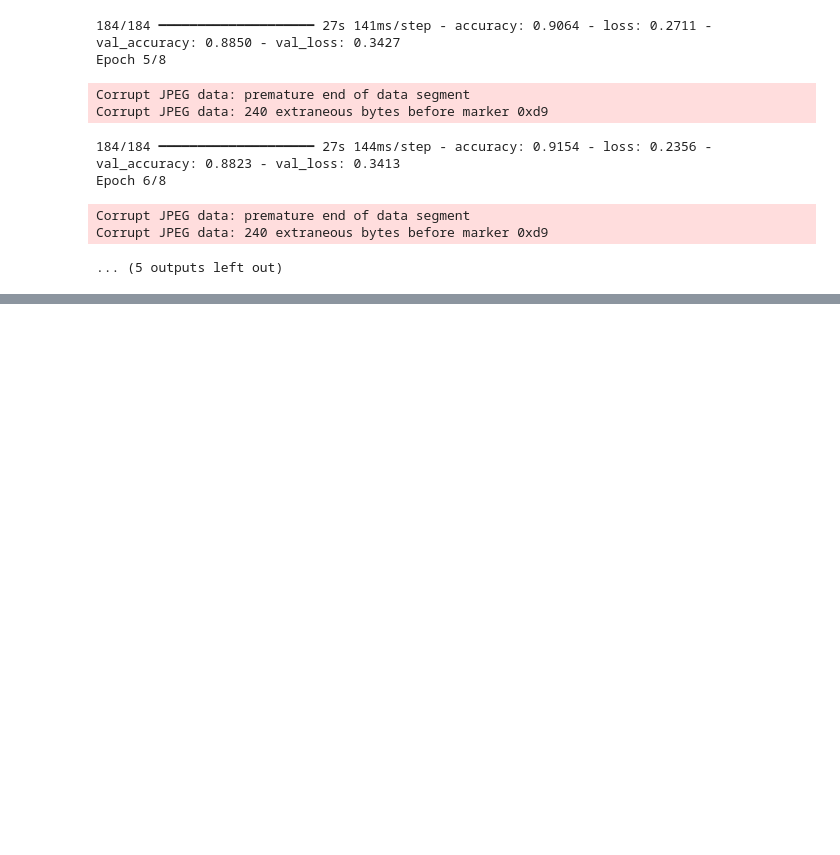
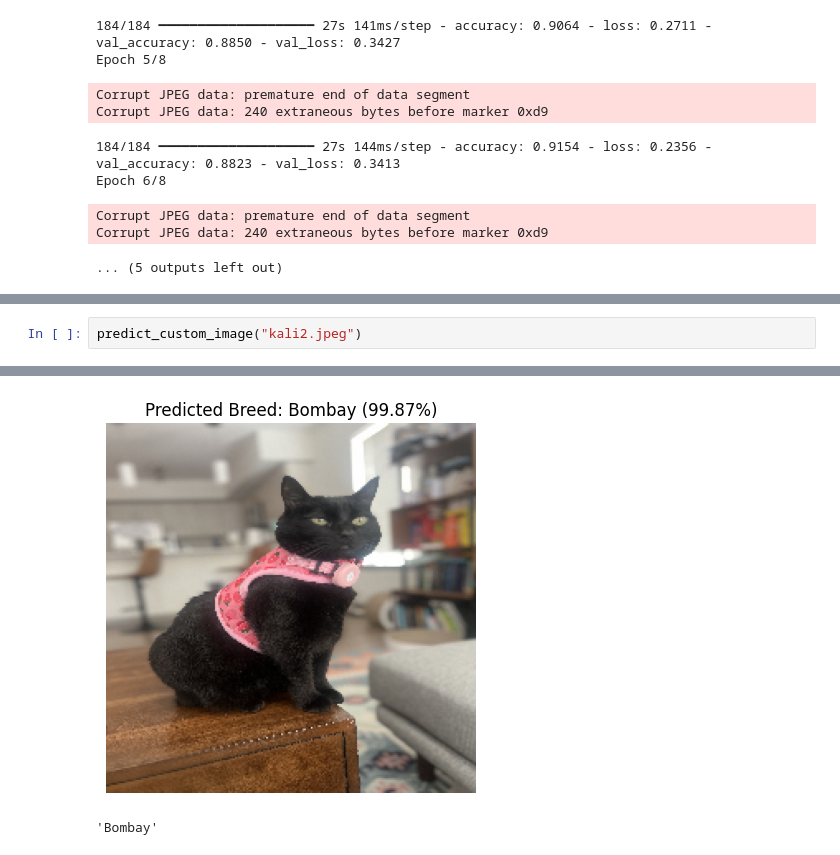
Before and after one commit to megan-es/CatClassificationModel, a Jupyter notebook: PetClassification.ipynb, the cells around one changed output, grey strips where cells are left out. Saved outputs shown, nothing was run; the diff lists cells and outputs as text; blank space fills up the shorter version.

```diff
--- a/PetClassification.ipynb
+++ b/PetClassification.ipynb
@@ -263,2 +261,5 @@ predict_custom_image(image_path)
 [figure]
 'Bombay'
+# %%
+predict_custom_image("kali2.jpeg")
+# %% [output]
@@ -264,0 +267,2 @@ predict_custom_image(image_path)
+[figure, added]
+'Bombay'
```
Also changed, not shown: parts of 6 cells of this notebook.
